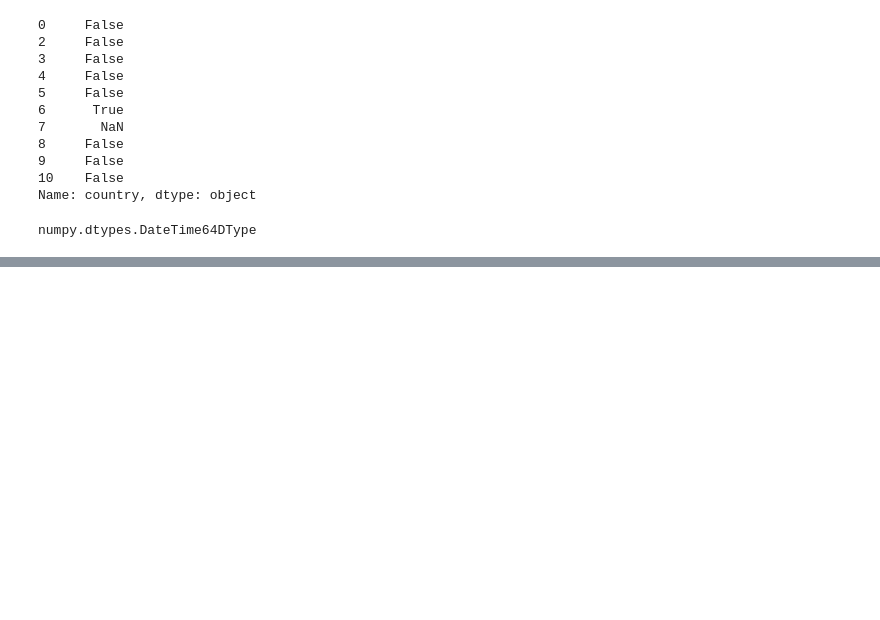
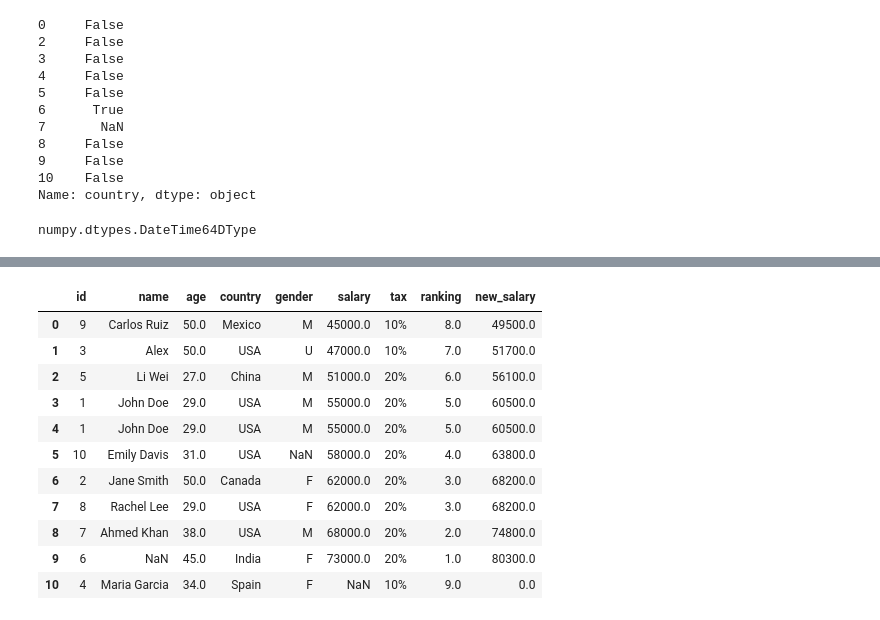
Before and after one commit to Zeyadkhan-29/PrimeNotes, a Jupyter notebook: pandas_tutorial.ipynb, the cells around one changed output, grey strips where cells are left out. Drawn from its saved outputs; the diff is of its cells as text; code cells hidden in the pictures; blank space fills up the shorter version.

Commit message:
Update Pandas tutorial and add sorted data

```diff
--- a/pandas_tutorial.ipynb
+++ b/pandas_tutorial.ipynb
@@ -482,0 +521,39 @@ numpy.dtypes.DateTime64DType
+# %%
+#data transforming(other methods)
+
+#to change the name of columns -> rename() method
+df2=df2.rename(columns={"income":"salary","new_income":"new_salary"})
+
+#to change lable of rows
+df2=df2.rename(index={1:"First",2:"Second"})
+
+#sort_values() method
+df2["salary"].sort_values()
+df2.sort_values("age")
+df2["age"]=df2["age"].fillna(50)
+df2.sort_values("salary",ascending=False)
+sorted_data=df2.sort_values(["salary","new_salary"])
+df2
+
+#sort_index() method & #reset_index() method
+sorted_data = sorted_data.reset_index(drop=True)
+sorted_data.sort_index()
+sorted_data.reset_index()
+
+#rand() method
+sorted_data["ranking"]=sorted_data["new_salary"].rank(ascending=False,method="dense") #to resole ties we method="dense"
+#reorder columns
+sorted_data[["id","name","age","country","gender","salary","tax","ranking","new_salary"]]
+# %% [output]
+|  | id | name | age | country | gender | salary | tax | ranking | new_salary |
+| 0 | 9 | Carlos Ruiz | 50.0 | Mexico | M | 45000.0 | 10% | 8.0 | 49500.0 |
+| 1 | 3 | Alex | 50.0 | USA | U | 47000.0 | 10% | 7.0 | 51700.0 |
+| 2 | 5 | Li Wei | 27.0 | China | M | 51000.0 | 20% | 6.0 | 56100.0 |
+| 3 | 1 | John Doe | 29.0 | USA | M | 55000.0 | 20% | 5.0 | 60500.0 |
+| 4 | 1 | John Doe | 29.0 | USA | M | 55000.0 | 20% | 5.0 | 60500.0 |
+| 5 | 10 | Emily Davis | 31.0 | USA | NaN | 58000.0 | 20% | 4.0 | 63800.0 |
+| 6 | 2 | Jane Smith | 50.0 | Canada | F | 62000.0 | 20% | 3.0 | 68200.0 |
+| 7 | 8 | Rachel Lee | 29.0 | USA | F | 62000.0 | 20% | 3.0 | 68200.0 |
+| 8 | 7 | Ahmed Khan | 38.0 | USA | M | 68000.0 | 20% | 2.0 | 74800.0 |
+| 9 | 6 | NaN | 45.0 | India | F | 73000.0 | 20% | 1.0 | 80300.0 |
+| 10 | 4 | Maria Garcia | 34.0 | Spain | F | NaN | 10% | 9.0 | 0.0 |
```
Also changed, not shown: parts of 9 cells of this notebook, 1 other file.
